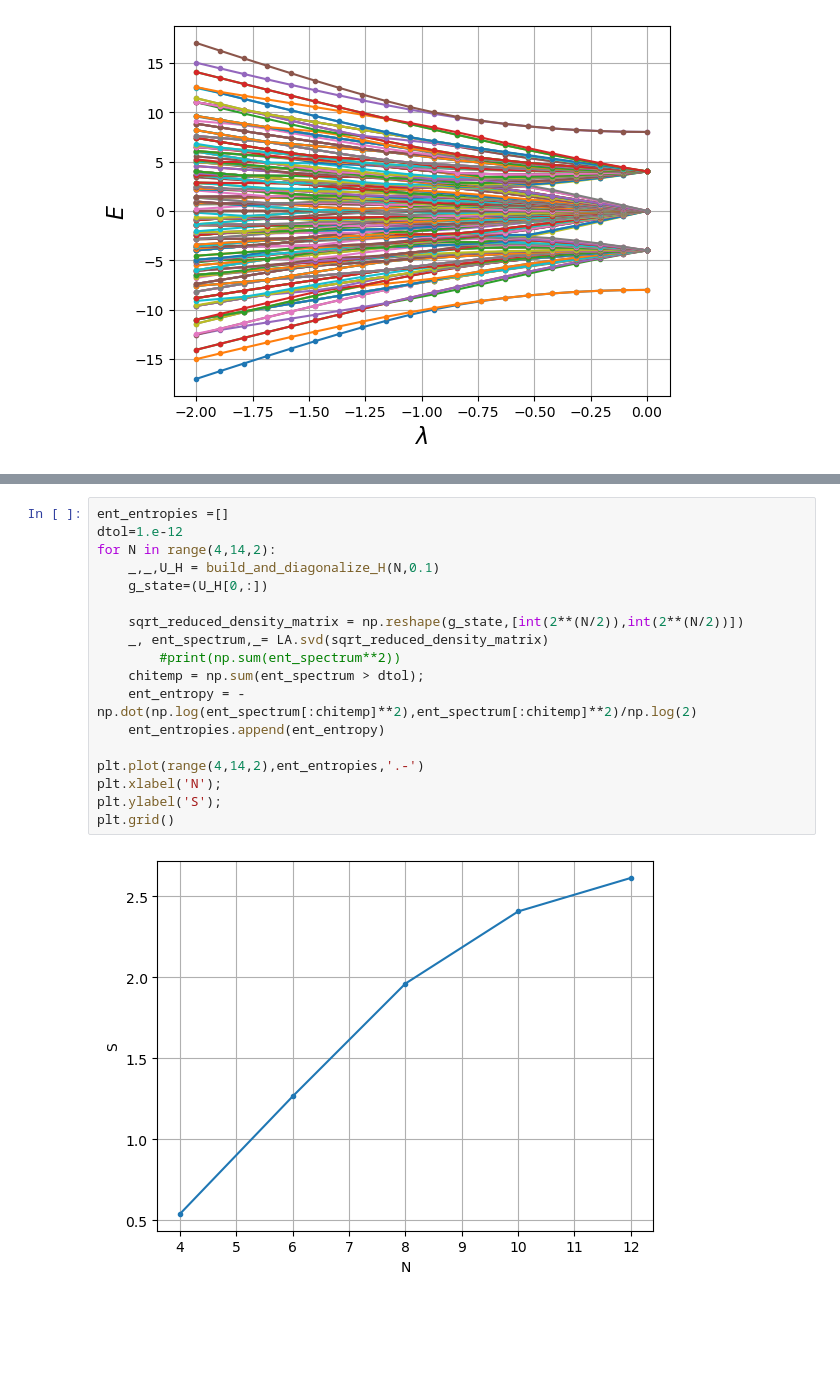
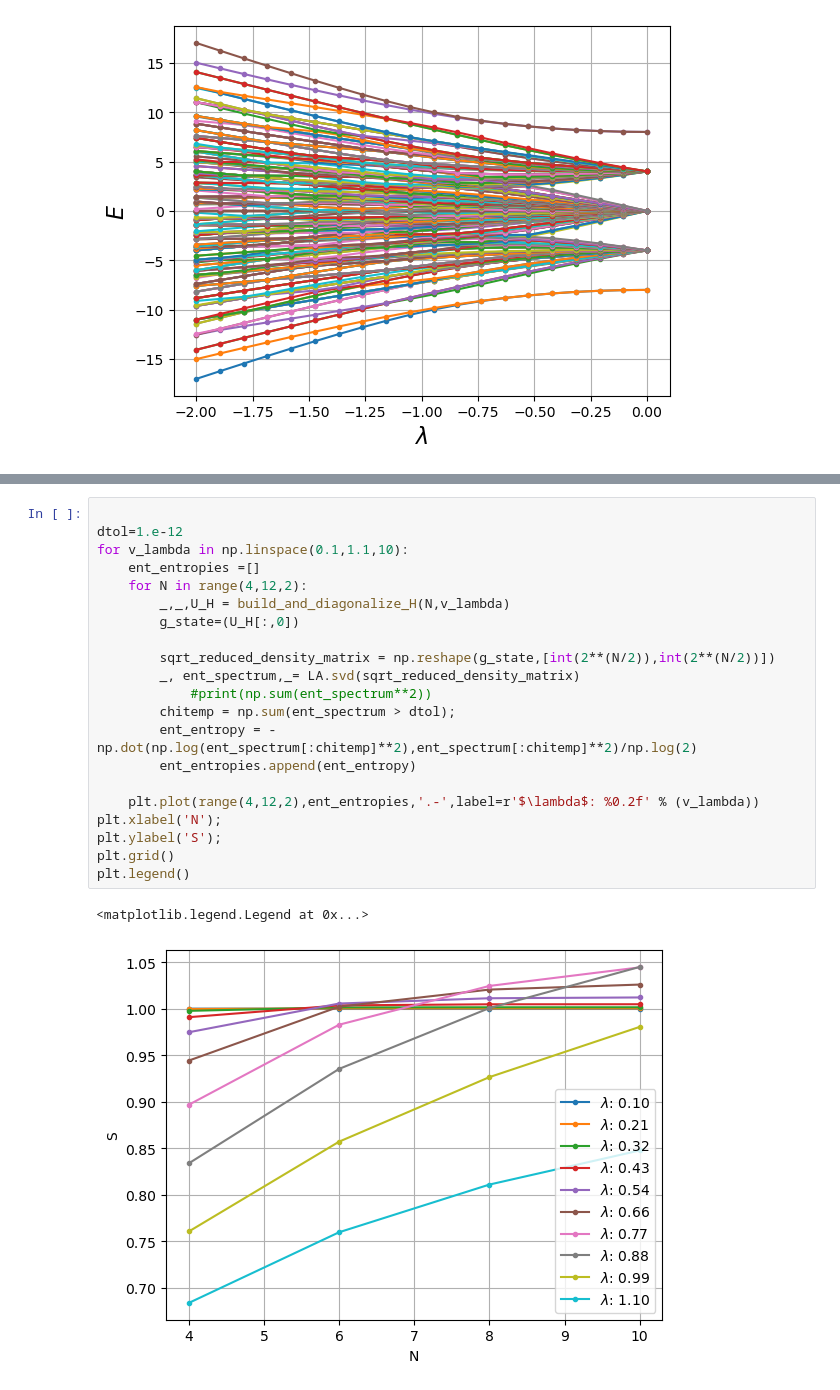
Before and after one commit to lukyluket/usc_2023, a Jupyter notebook: tutorials_with_solutions/ent_ground_state_loc_ham_with_solutions.ipynb, the cells around one changed output, grey strips where cells are left out. Drawn from its saved outputs; the diff is of its cells as text; blank space fills up the shorter version.

Commit message:
Fixed a bug on selecting the ground state and another on the markdown instructions

```diff
--- a/tutorials_with_solutions/ent_ground_state_loc_ham_with_solutions.ipynb
+++ b/tutorials_with_solutions/ent_ground_state_loc_ham_with_solutions.ipynb
@@ -125,22 +125,26 @@ Can you compare it with the one for random states seen in class?
 
 Rember that the Hamiltonian $H$ depends on a parameter, check different values of the parameter, does the entropy change?
 # %%
-ent_entropies =[]
+
 dtol=1.e-12
-for N in range(4,14,2):
-    _,_,U_H = build_and_diagonalize_H(N,0.1)
-    g_state=(U_H[0,:])
+for v_lambda in np.linspace(0.1,1.1,10):
+    ent_entropies =[]
+    for N in range(4,12,2):
+        _,_,U_H = build_and_diagonalize_H(N,v_lambda)
+        g_state=(U_H[:,0])
 
-    sqrt_reduced_density_matrix = np.reshape(g_state,[int(2**(N/2)),int(2**(N/2))])
-    _, ent_spectrum,_= LA.svd(sqrt_reduced_density_matrix)
-        #print(np.sum(ent_spectrum**2))
-    chitemp = np.sum(ent_spectrum > dtol);
-    ent_entropy = -np.dot(np.log(ent_spectrum[:chitemp]**2),ent_spectrum[:chitemp]**2)/np.log(2)
-    ent_entropies.append(ent_entropy)
+        sqrt_reduced_density_matrix = np.reshape(g_state,[int(2**(N/2)),int(2**(N/2))])
+        _, ent_spectrum,_= LA.svd(sqrt_reduced_density_matrix)
+            #print(np.sum(ent_spectrum**2))
+        chitemp = np.sum(ent_spectrum > dtol);
+        ent_entropy = -np.dot(np.log(ent_spectrum[:chitemp]**2),ent_spectrum[:chitemp]**2)/np.log(2)
+        ent_entropies.append(ent_entropy)
 
-plt.plot(range(4,14,2),ent_entropies,'.-')
+    plt.plot(range(4,12,2),ent_entropies,'.-',label=r'$\lambda$: %0.2f' % (v_lambda))
 plt.xlabel('N');
 plt.ylabel('S');
 plt.grid()
+plt.legend()
 # %% [output]
+<matplotlib.legend.Legend at 0x...>
-[figure, old version]
+[figure, new version]
```
Also changed, not shown: parts of 2 cells of this notebook.
